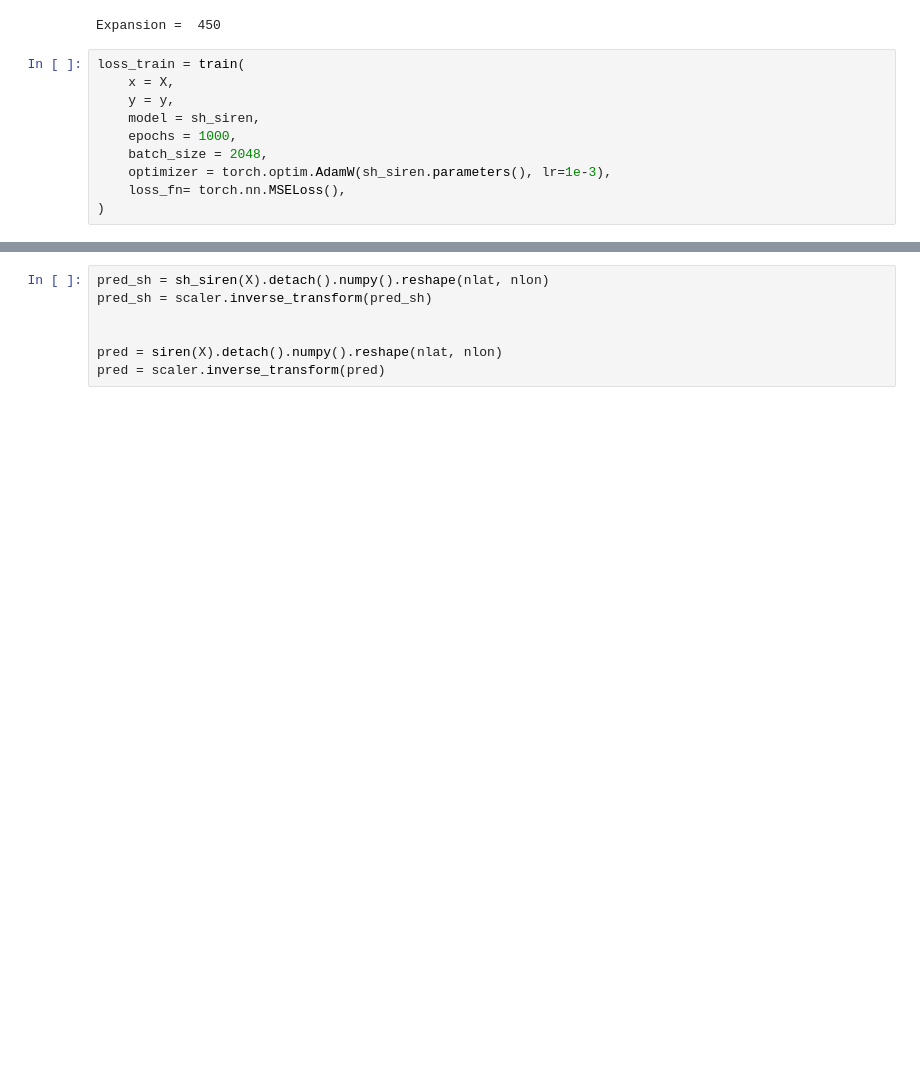
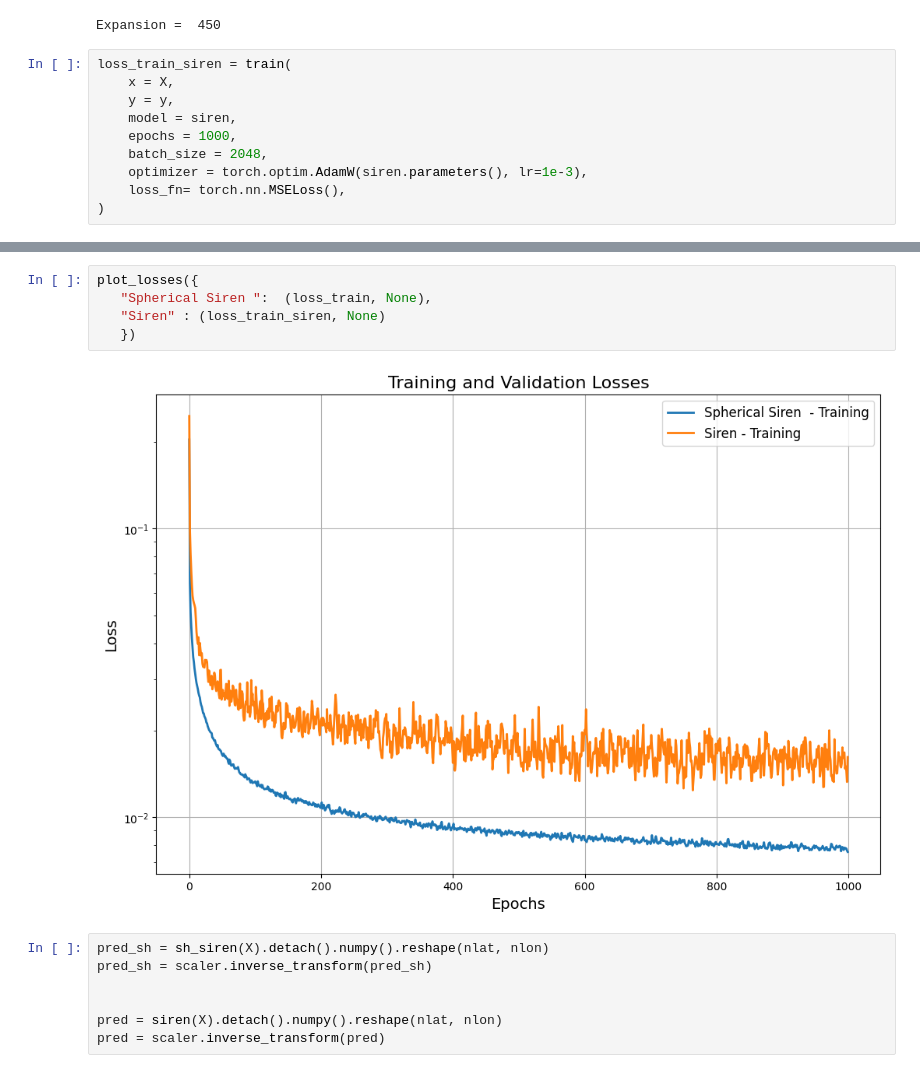
Before and after one commit to TheoHanon/TFE, a Jupyter notebook: Experiences/SAMPTA/spectrum_expansion/earth.ipynb, the cells around one changed output, grey strips where cells are left out. Drawn from its saved outputs; the diff is of its cells as text; blank space fills up the shorter version.

```diff
--- a/Experiences/SAMPTA/spectrum_expansion/earth.ipynb
+++ b/Experiences/SAMPTA/spectrum_expansion/earth.ipynb
@@ -67,13 +67,13 @@ print("Expansion = ",
 # %% [output]
 Expansion =  450
 # %%
-loss_train = train(
+loss_train_siren = train(
     x = X,
     y = y,
-    model = sh_siren,
+    model = siren,
     epochs = 1000,
     batch_size = 2048,
-    optimizer = torch.optim.AdamW(sh_siren.parameters(), lr=1e-3),
+    optimizer = torch.optim.AdamW(siren.parameters(), lr=1e-3),
     loss_fn= torch.nn.MSELoss(),
 )
 # %% [output]
@@ -81,3 +81,10 @@ Epoch [1000/1000], Training Loss: 0.0094
+# %%
+plot_losses({
+   "Spherical Siren ":  (loss_train, None),
+   "Siren" : (loss_train_siren, None)
+   })
+# %% [output]
+[figure, added]
 # %%
 pred_sh = sh_siren(X).detach().numpy().reshape(nlat, nlon)
 pred_sh = scaler.inverse_transform(pred_sh)
```
Also changed, not shown: parts of 5 cells of this notebook, 7 other files.
